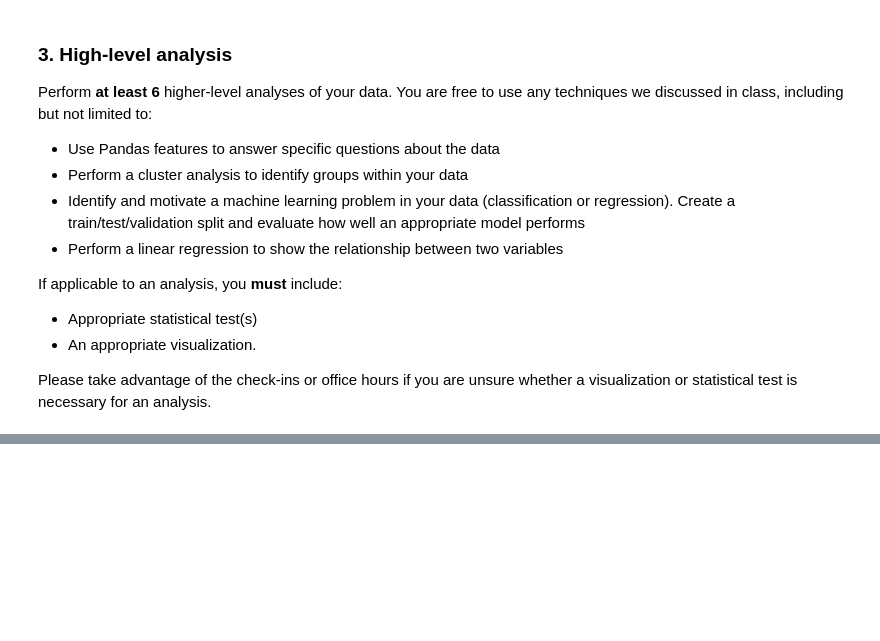
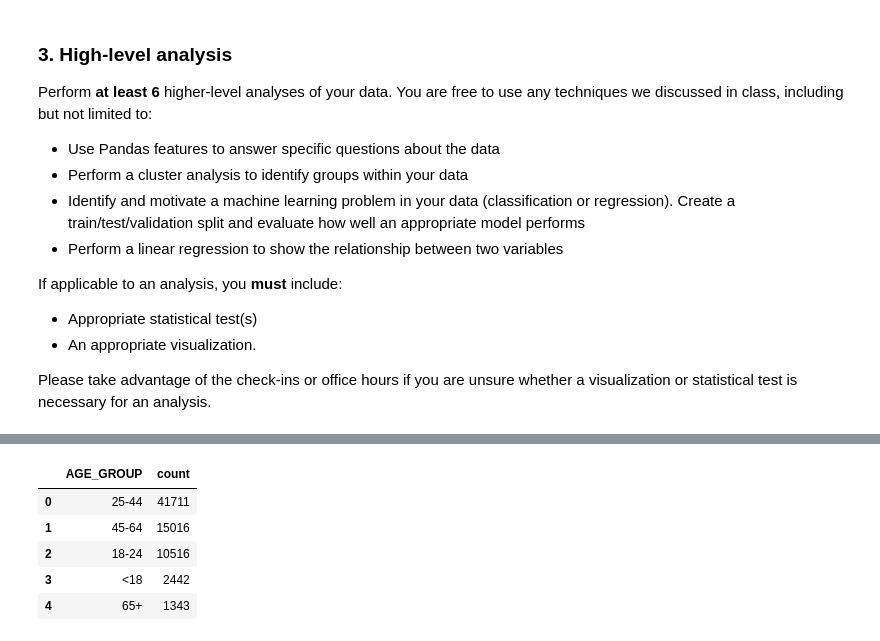
Before and after one commit to drod75/nyc-arrests-analysis, a Jupyter notebook: notebooks/highLevel.ipynb, the cells around one changed output, grey strips where cells are left out. Cells and saved outputs as stored; diff of their text form; code cells hidden in the pictures; blank space fills up the shorter version.

```diff
--- a/notebooks/highLevel.ipynb
+++ b/notebooks/highLevel.ipynb
@@ -30,0 +63,10 @@ df.head()
+# %%
+df_age = df.groupby("AGE_GROUP", as_index=False)['AGE_GROUP'].value_counts().sort_values(by='count', ascending=False).reset_index(drop=True)
+df_age.head()
+# %% [output]
+|  | AGE_GROUP | count |
+| 0 | 25-44 | 41711 |
+| 1 | 45-64 | 15016 |
+| 2 | 18-24 | 10516 |
+| 3 | <18 | 2442 |
+| 4 | 65+ | 1343 |
```
Also changed, not shown: parts of 9 cells of this notebook, 2 other files.
